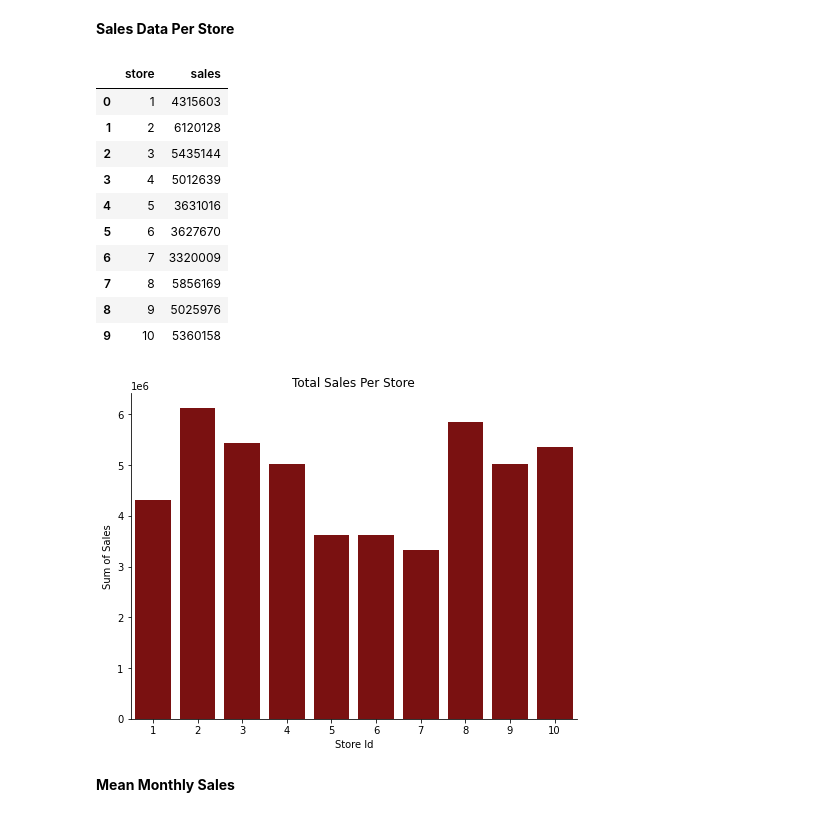
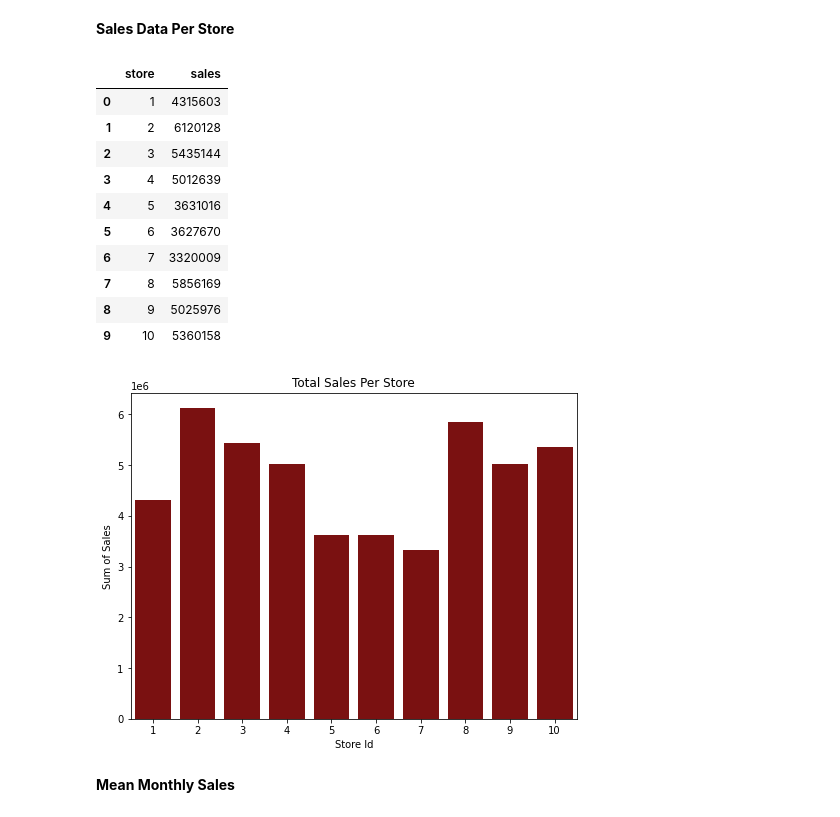
Before and after one commit to badl7/Forecasting_future_sales, a Jupyter notebook: forecasting-future-sales-using-machine-learning.ipynb, the cells around one changed output. Drawn from its saved outputs; the diff is of its cells as text; code cells hidden in the pictures.

```diff
--- a/forecasting-future-sales-using-machine-learning.ipynb
+++ b/forecasting-future-sales-using-machine-learning.ipynb
@@ -211,31 +216,30 @@ Month: 60
 # %%
 # Let's sell it per store:
 
 def sales_per_store(data):
     sales_by_store = data.groupby('store')['sales'].sum().reset_index()
 
     fig, ax = plt.subplots(figsize=(8,6))
     sns.barplot(sales_by_store.store, sales_by_store.sales, color='darkred')
 
     ax.set(xlabel = "Store Id", ylabel = "Sum of Sales", title = "Total Sales Per Store")
 
-    sns.despine()
     return sales_by_store
 
 sales_per_store(df_s)
 # %% [output]
 |  | store | sales |
 | 0 | 1 | 4315603 |
 | 1 | 2 | 6120128 |
 | 2 | 3 | 5435144 |
 | 3 | 4 | 5012639 |
 | 4 | 5 | 3631016 |
 | 5 | 6 | 3627670 |
 | 6 | 7 | 3320009 |
 | 7 | 8 | 5856169 |
 | 8 | 9 | 5025976 |
 | 9 | 10 | 5360158 |
-[figure, old version]
+[figure, new version]
 # %% [markdown]
 **Mean Monthly Sales**
 # %%
```
Also changed, not shown: parts of 17 cells of this notebook.
